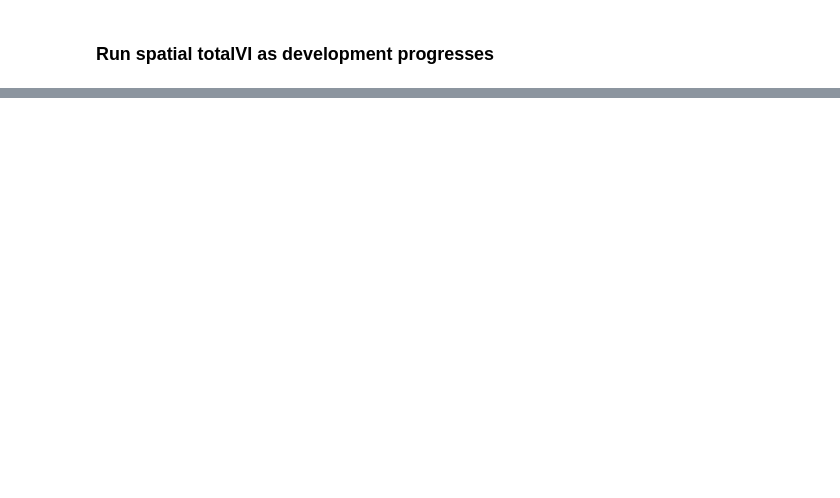
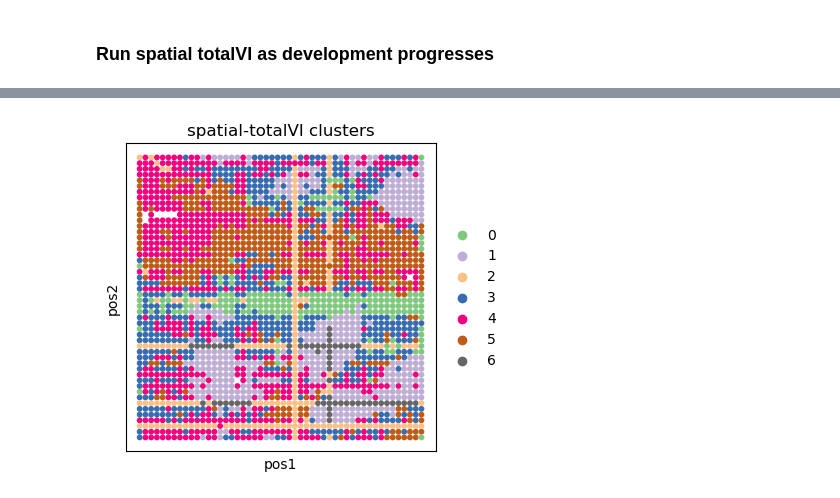
Before and after one commit to cvasq24/spatial_totalvi, a Jupyter notebook: code/test_spatial_totalvi.ipynb, the cells around one changed output, grey strips where cells are left out. Drawn from its saved outputs; the diff is of its cells as text; code cells hidden in the pictures; blank space fills up the shorter version.

```diff
--- a/code/test_spatial_totalvi.ipynb
+++ b/code/test_spatial_totalvi.ipynb
@@ -96 +99,19 @@ plt.savefig(path_to_fig + "_latent_space.png", dpi=400, bbox_inches="tight")
+# %%
+fig, ax = plt.subplots(nrows=1, ncols=1, figsize=(4, 4))
+
+sc.pl.embedding(
+    mdata["RNA"],
+    basis="pos",
+    color=f"{TOTALVI_CLUSTERS_KEY}",
+    s=70,
+    ncols=1,
+    show=False,
+    palette="Accent",
+    ax=ax
+)
+ax.invert_yaxis()
+ax.set_title("spatial-totalVI clusters")
+plt.savefig(path_to_fig + "_spatial_latent_clusters.png", dpi=400, bbox_inches="tight")
+# %% [output]
+[figure, added]
 # %%
```
Also changed, not shown: parts of 7 cells of this notebook, 35 other files.
